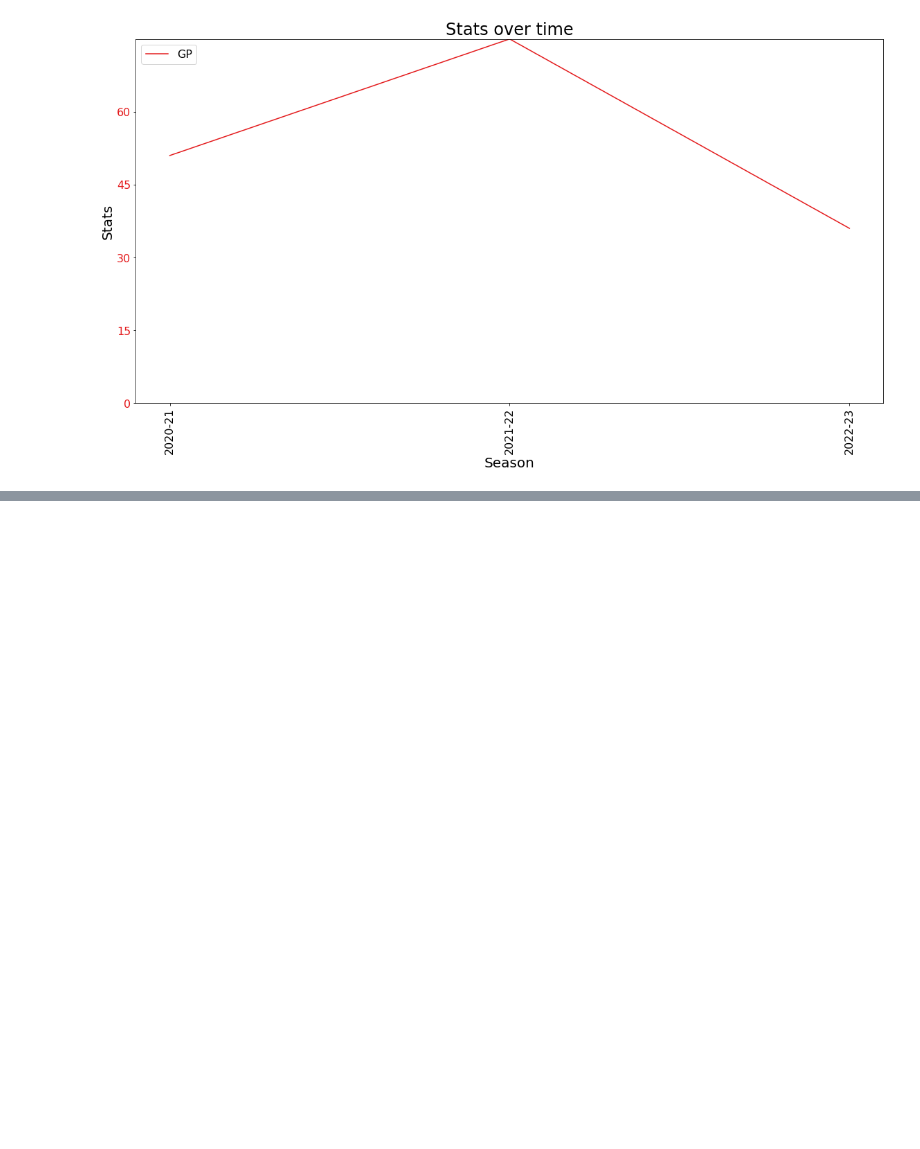
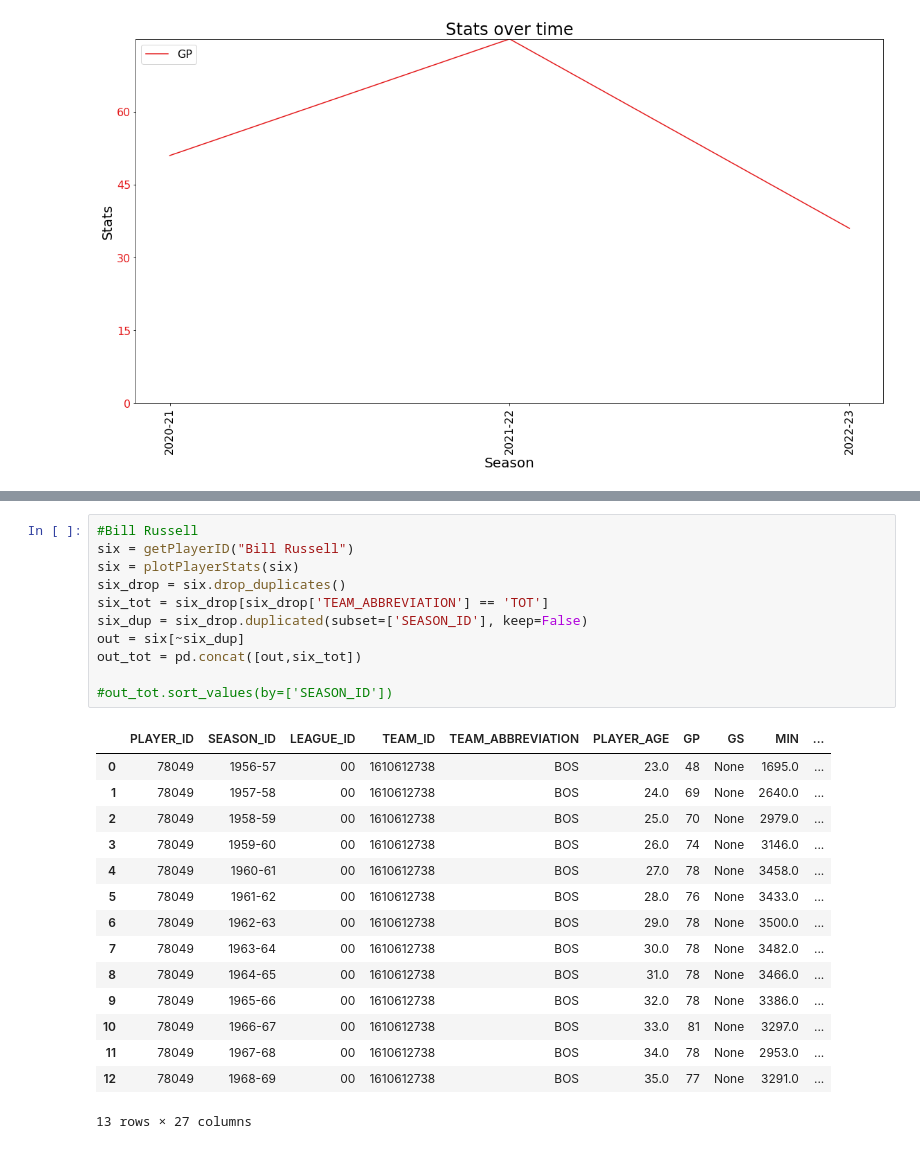
Before and after one commit to gporceng/NBA_Graphs, a Jupyter notebook: Demo.ipynb, the cells around one changed output, grey strips where cells are left out. Saved outputs shown, nothing was run; the diff lists cells and outputs as text; blank space fills up the shorter version.

Commit message:
Fixed duplicate lines to account for bad input data

```diff
--- a/Demo.ipynb
+++ b/Demo.ipynb
@@ -313,0 +301,27 @@ plot_stats(cleaned_melo,['PTS'])
+# %%
+#Bill Russell
+six = getPlayerID("Bill Russell")
+six = plotPlayerStats(six)
+six_drop = six.drop_duplicates()
+six_tot = six_drop[six_drop['TEAM_ABBREVIATION'] == 'TOT']
+six_dup = six_drop.duplicated(subset=['SEASON_ID'], keep=False)
+out = six[~six_dup]
+out_tot = pd.concat([out,six_tot])
+
+#out_tot.sort_values(by=['SEASON_ID'])
+# %% [output]
+|  | PLAYER_ID | SEASON_ID | LEAGUE_ID | TEAM_ID | TEAM_ABBREVIATION | PLAYER_AGE | GP | GS | MIN | ... |
+| 0 | 78049 | 1956-57 | 00 | 1610612738 | BOS | 23.0 | 48 | None | 1695.0 | ... |
+| 1 | 78049 | 1957-58 | 00 | 1610612738 | BOS | 24.0 | 69 | None | 2640.0 | ... |
+| 2 | 78049 | 1958-59 | 00 | 1610612738 | BOS | 25.0 | 70 | None | 2979.0 | ... |
+| 3 | 78049 | 1959-60 | 00 | 1610612738 | BOS | 26.0 | 74 | None | 3146.0 | ... |
+| 4 | 78049 | 1960-61 | 00 | 1610612738 | BOS | 27.0 | 78 | None | 3458.0 | ... |
+| 5 | 78049 | 1961-62 | 00 | 1610612738 | BOS | 28.0 | 76 | None | 3433.0 | ... |
+| 6 | 78049 | 1962-63 | 00 | 1610612738 | BOS | 29.0 | 78 | None | 3500.0 | ... |
+| 7 | 78049 | 1963-64 | 00 | 1610612738 | BOS | 30.0 | 78 | None | 3482.0 | ... |
+| 8 | 78049 | 1964-65 | 00 | 1610612738 | BOS | 31.0 | 78 | None | 3466.0 | ... |
+| 9 | 78049 | 1965-66 | 00 | 1610612738 | BOS | 32.0 | 78 | None | 3386.0 | ... |
+| 10 | 78049 | 1966-67 | 00 | 1610612738 | BOS | 33.0 | 81 | None | 3297.0 | ... |
+| 11 | 78049 | 1967-68 | 00 | 1610612738 | BOS | 34.0 | 78 | None | 2953.0 | ... |
+| 12 | 78049 | 1968-69 | 00 | 1610612738 | BOS | 35.0 | 77 | None | 3291.0 | ... |
+13 rows × 27 columns
```
Also changed, not shown: parts of 17 cells of this notebook.
